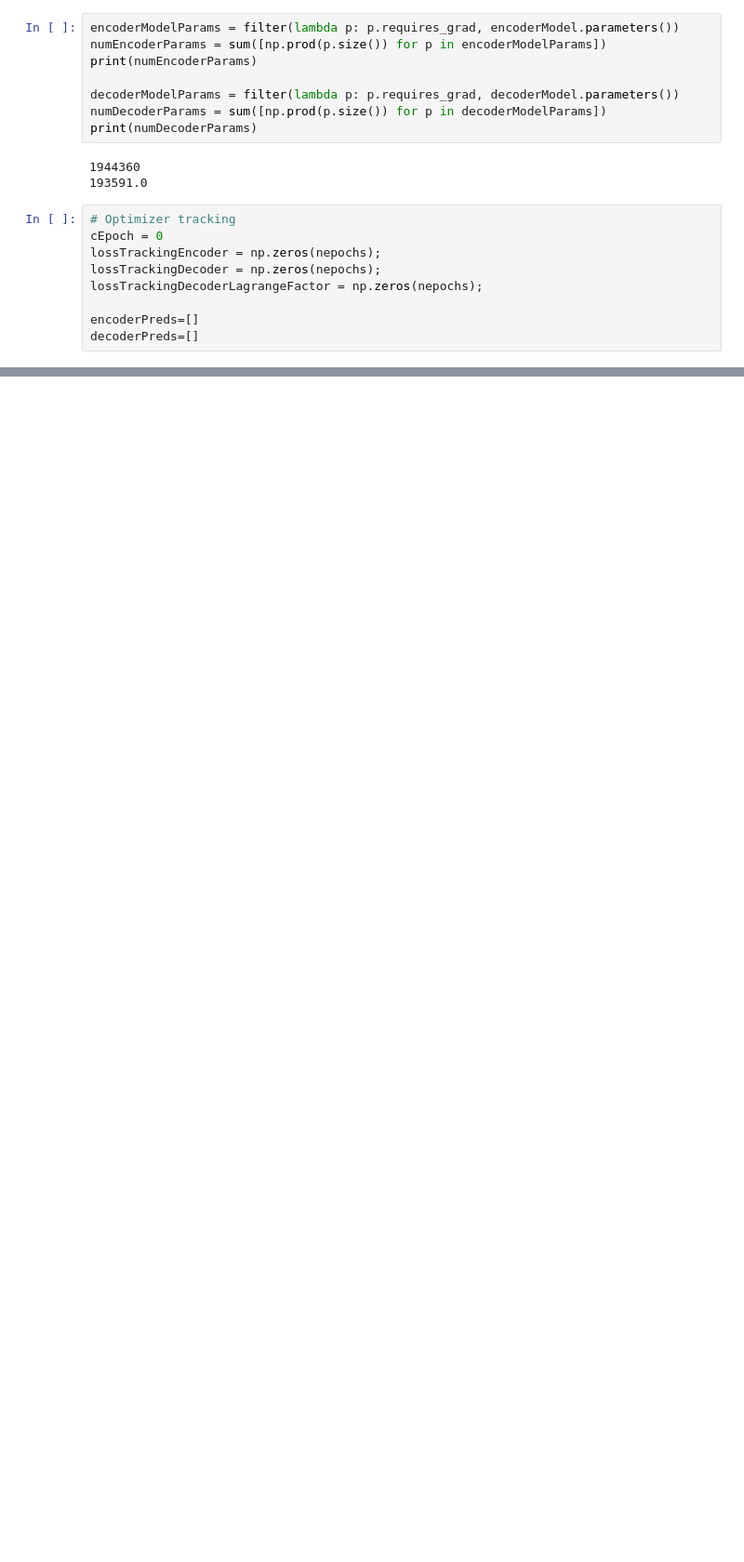
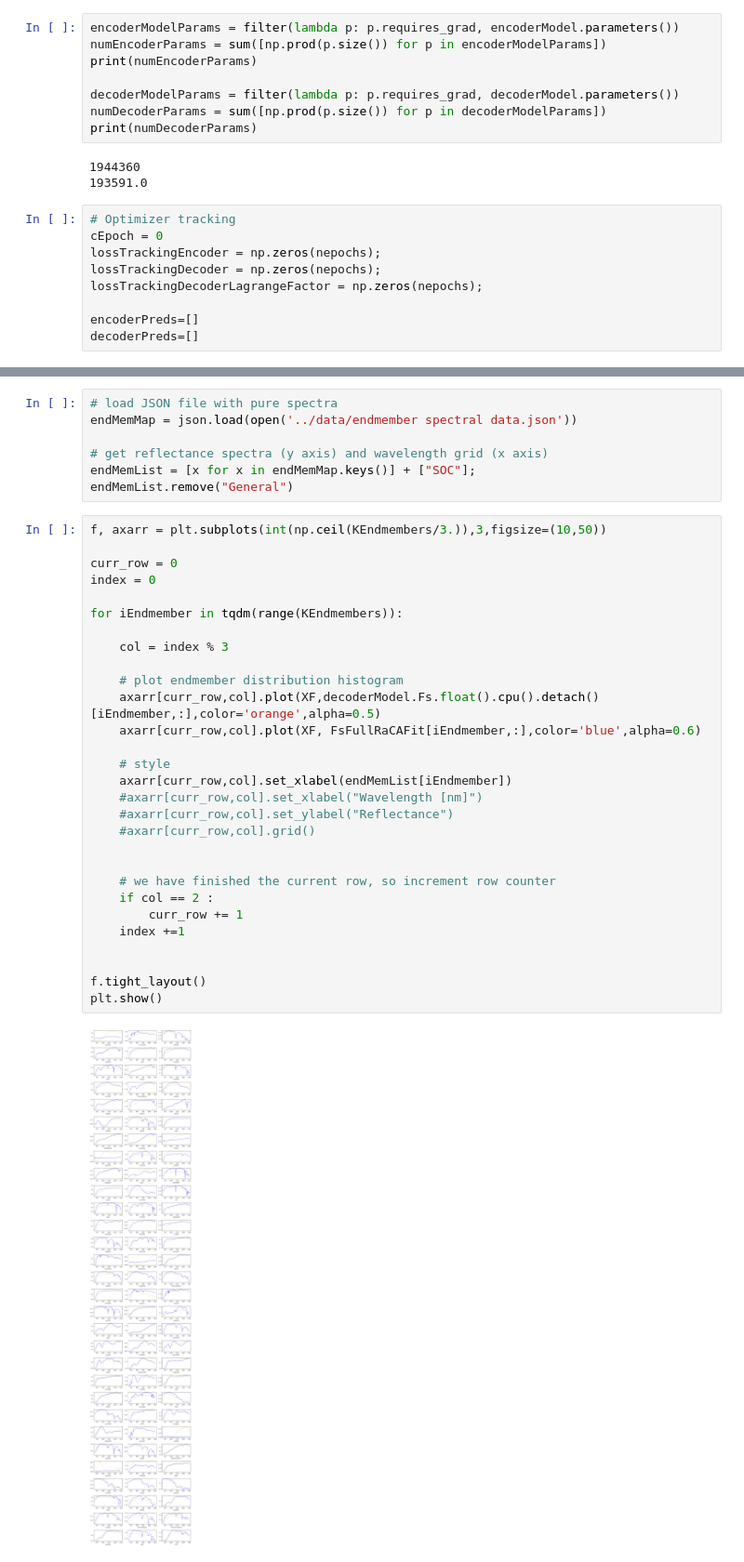
Before and after one commit to eacoleman/RaCA-SOC-a-spectrum-analysis, a Jupyter notebook: RaCA-SOC-a/run-RaCA-SOC-a_step8.ipynb, the cells around one changed output, grey strips where cells are left out. Shown at 93% size. Drawn from its saved outputs; the diff is of its cells as text; blank space fills up the shorter version.

```diff
--- a/RaCA-SOC-a/run-RaCA-SOC-a_step8.ipynb
+++ b/RaCA-SOC-a/run-RaCA-SOC-a_step8.ipynb
@@ -504,0 +510,38 @@ array([0.095451, 0.115241, 0.112319, ..., 0.459634, 0.460438, 0.461216],
+# %%
+# load JSON file with pure spectra
+endMemMap = json.load(open('../data/endmember spectral data.json'))
+
+# get reflectance spectra (y axis) and wavelength grid (x axis)
+endMemList = [x for x in endMemMap.keys()] + ["SOC"];
+endMemList.remove("General")
+# %%
+f, axarr = plt.subplots(int(np.ceil(KEndmembers/3.)),3,figsize=(10,50))
+
+curr_row = 0
+index = 0
+
+for iEndmember in tqdm(range(KEndmembers)):
+
+    col = index % 3
+
+    # plot endmember distribution histogram
+    axarr[curr_row,col].plot(XF,decoderModel.Fs.float().cpu().detach()[iEndmember,:],color='orange',alpha=0.5)
+    axarr[curr_row,col].plot(XF, FsFullRaCAFit[iEndmember,:],color='blue',alpha=0.6)
+
+    # style
+    axarr[curr_row,col].set_xlabel(endMemList[iEndmember])
+    #axarr[curr_row,col].set_xlabel("Wavelength [nm]")
+    #axarr[curr_row,col].set_ylabel("Reflectance")
+    #axarr[curr_row,col].grid()
+
+
+    # we have finished the current row, so increment row counter
+    if col == 2 :
+        curr_row += 1
+    index +=1
+
+
+f.tight_layout()
+plt.show()
+# %% [output]
+[figure, added]
```
Also changed, not shown: parts of 14 cells of this notebook, 3 other files.
